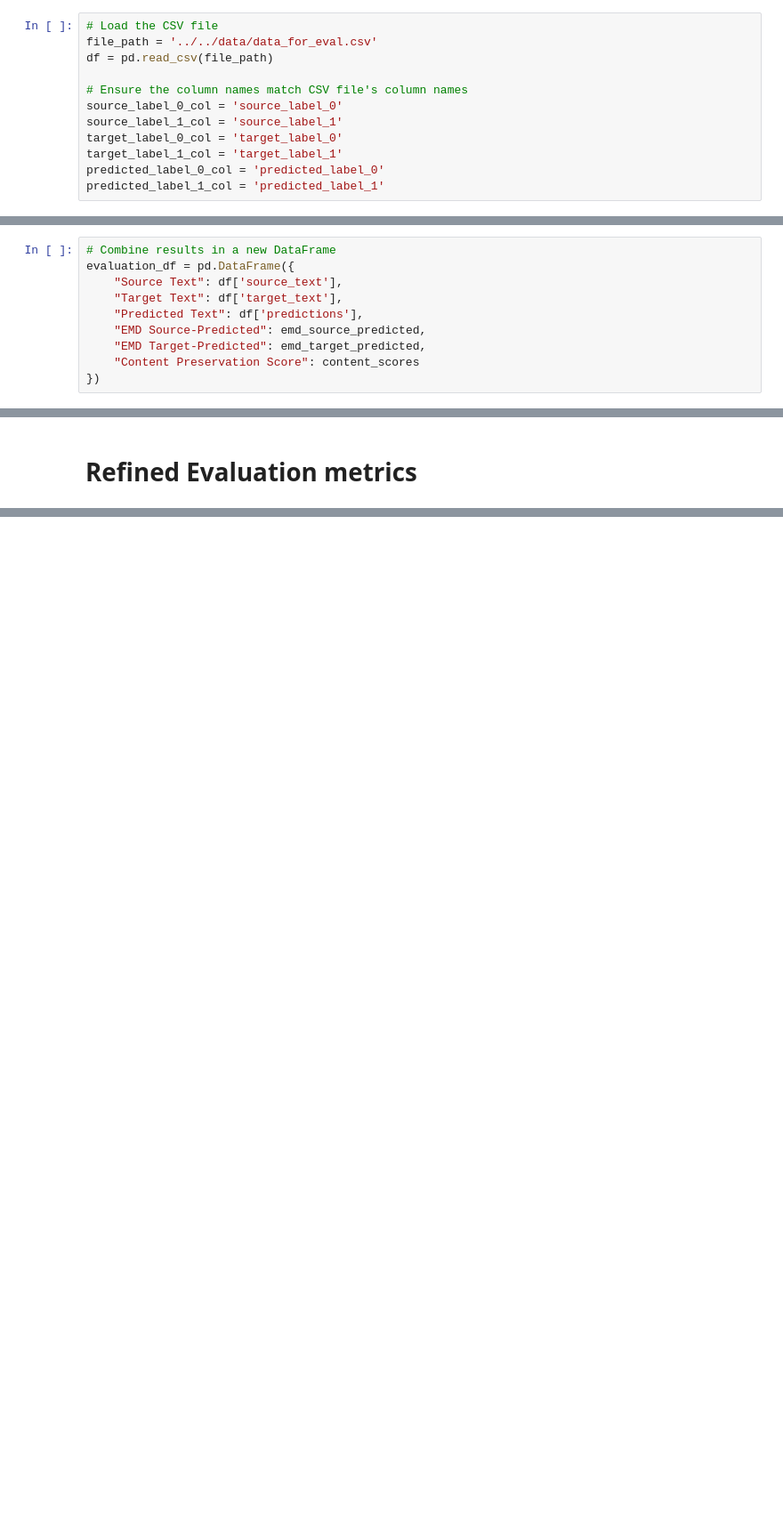
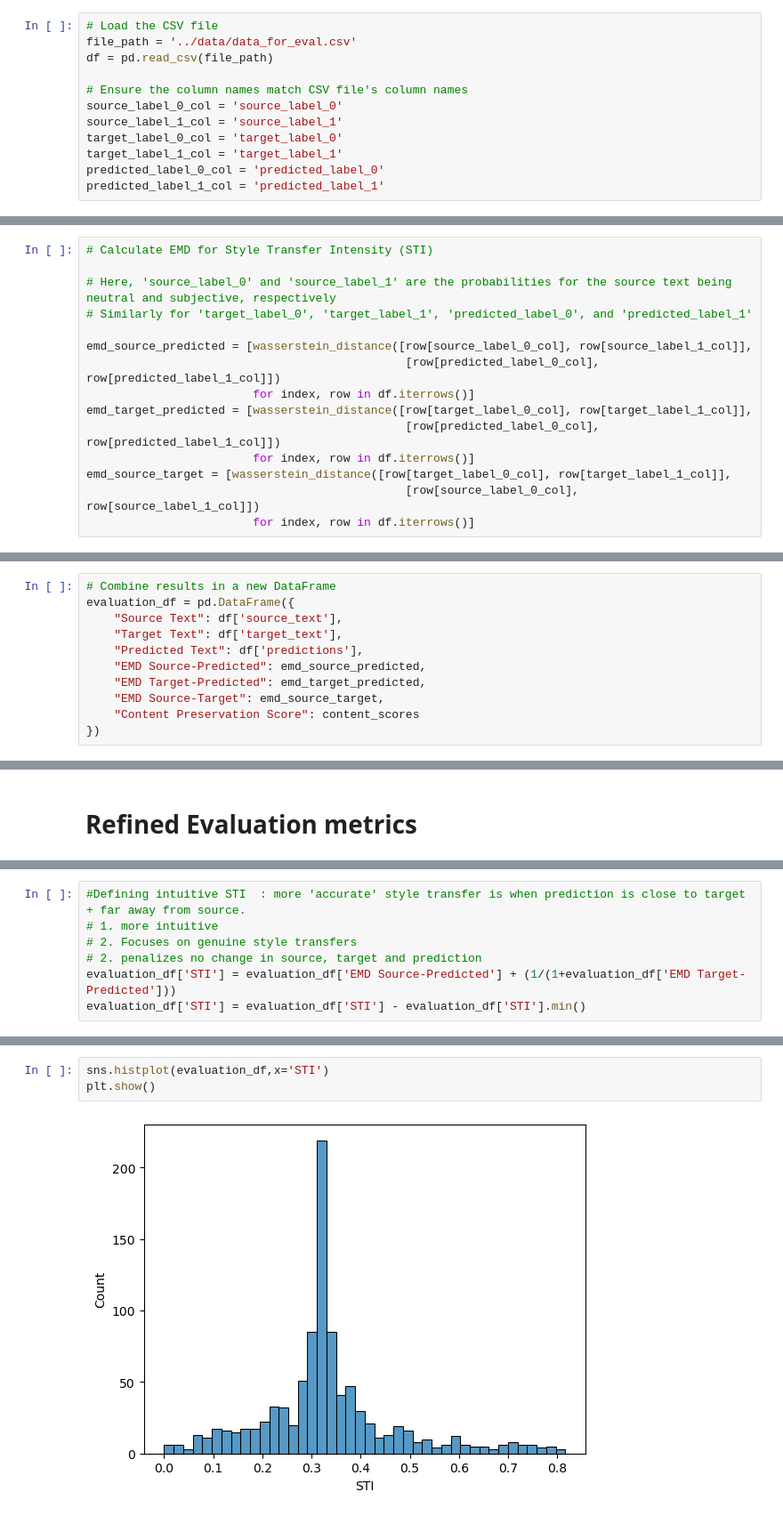
Before and after one commit to RU-Insane/Debiasing-Text-With-Style-Transfer, a Jupyter notebook: notebooks/evaluation_metrics.ipynb, the cells around one changed output, grey strips where cells are left out. Shown: that part at 89% size. Saved outputs shown, nothing was run; the diff lists cells and outputs as text; blank space fills up the shorter version.

```diff
--- a/notebooks/evaluation_metrics.ipynb
+++ b/notebooks/evaluation_metrics.ipynb
@@ -19,7 +19,7 @@ from scipy.spatial.distance import cosine
 import numpy as np
 # %%
 # Load the CSV file
-file_path = '../../data/data_for_eval.csv'
+file_path = '../data/data_for_eval.csv'
 df = pd.read_csv(file_path)
 
 # Ensure the column names match CSV file's column names
@@ -46,4 +46,19 @@ For each pair of source and predicted texts, EMD measures how much the style of
 4. EMD for Target-Predicted
 
 Similarly, EMD between the target and predicted texts measures how close the style of the predicted text is to the desired target style. A lower EMD here indicates that the predicted text closely matches the target style.
+# %%
+# Calculate EMD for Style Transfer Intensity (STI)
+
+# Here, 'source_label_0' and 'source_label_1' are the probabilities for the source text being neutral and subjective, respectively
+# Similarly for 'target_label_0', 'target_label_1', 'predicted_label_0', and 'predicted_label_1'
+
+emd_source_predicted = [wasserstein_distance([row[source_label_0_col], row[source_label_1_col]],
+                                              [row[predicted_label_0_col], row[predicted_label_1_col]])
+                        for index, row in df.iterrows()]
+emd_target_predicted = [wasserstein_distance([row[target_label_0_col], row[target_label_1_col]],
+                                              [row[predicted_label_0_col], row[predicted_label_1_col]])
+                        for index, row in df.iterrows()]
+emd_source_target = [wasserstein_distance([row[target_label_0_col], row[target_label_1_col]],
+                                              [row[source_label_0_col], row[source_label_1_col]])
+                        for index, row in df.iterrows()]
 # %%
@@ -89,6 +93,7 @@ evaluation_df = pd.DataFrame({
     "Predicted Text": df['predictions'],
     "EMD Source-Predicted": emd_source_predicted,
     "EMD Target-Predicted": emd_target_predicted,
+	"EMD Source-Target": emd_source_target,
     "Content Preservation Score": content_scores
 })
 # %%
@@ -123,0 +170,7 @@ Evaluation data saved to: ../../data/evaluated.csv
+# %%
+#Defining intuitive STI  : more 'accurate' style transfer is when prediction is close to target + far away from source.
+# 1. more intuitive
+# 2. Focuses on genuine style transfers
+# 2. penalizes no change in source, target and prediction
+evaluation_df['STI'] = evaluation_df['EMD Source-Predicted'] + (1/(1+evaluation_df['EMD Target-Predicted']))
+evaluation_df['STI'] = evaluation_df['STI'] - evaluation_df['STI'].min()
@@ -123,0 +180,5 @@ Evaluation data saved to: ../../data/evaluated.csv
+# %%
+sns.histplot(evaluation_df,x='STI')
+plt.show()
+# %% [output]
+[figure, added]
```
Also changed, not shown: parts of 29 cells of this notebook, 1 other file.
